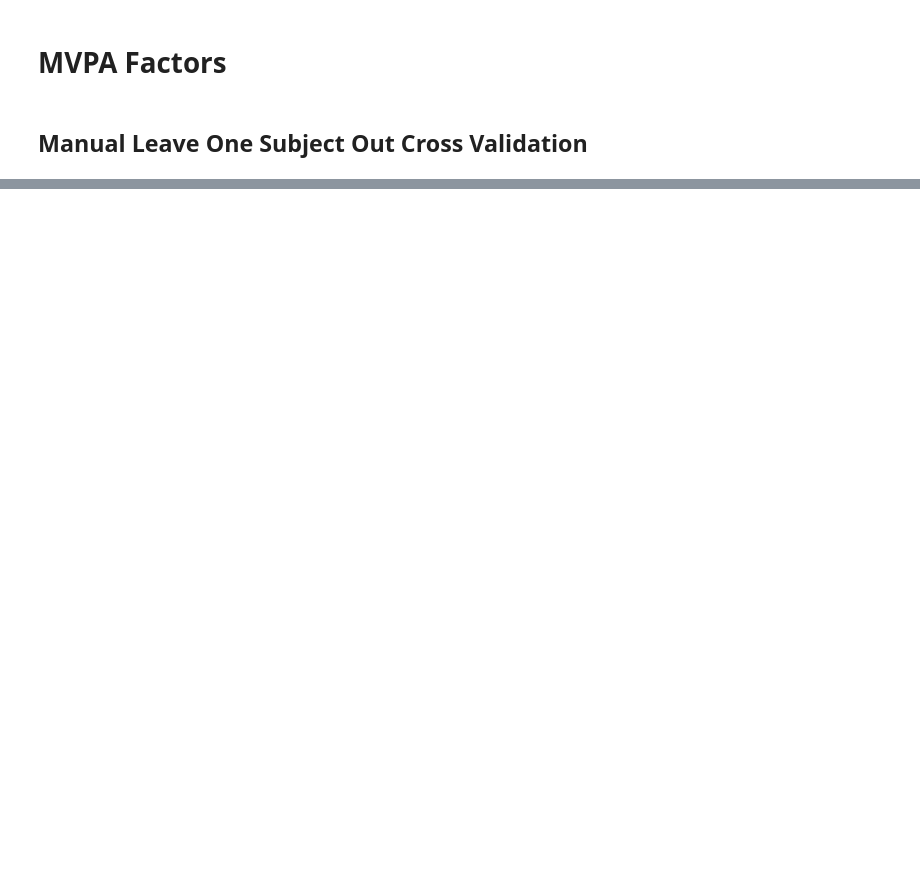
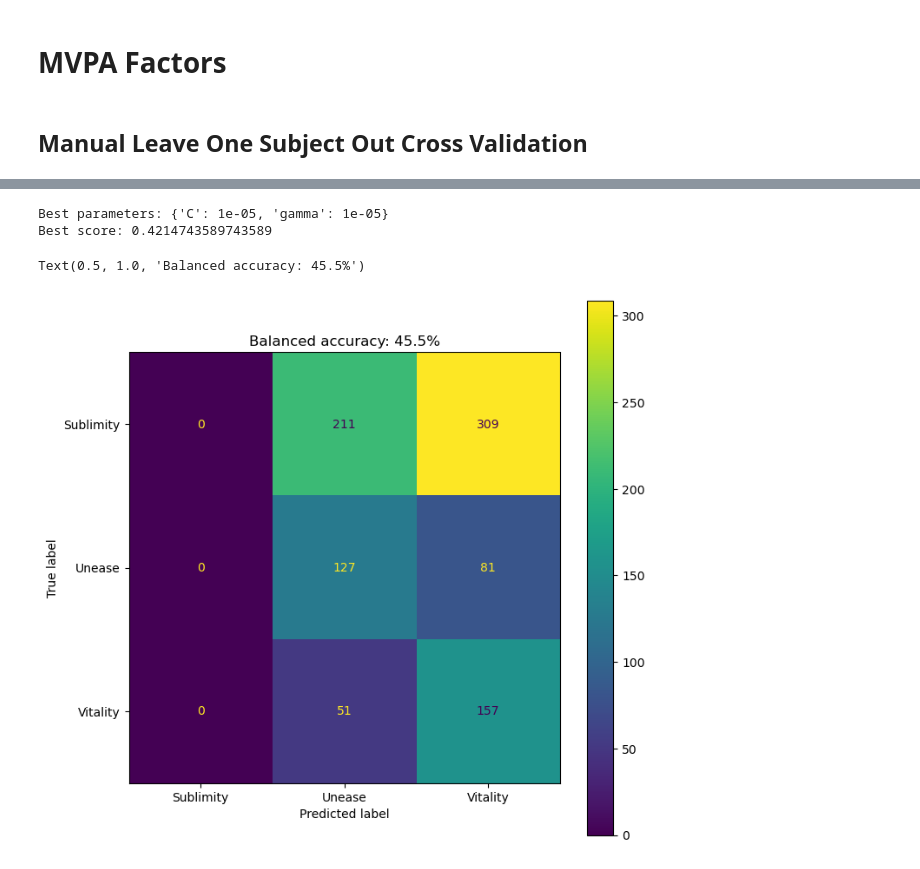
Before and after one commit to CIBIT-UC/brainplayback_task02, a Jupyter notebook: mvpa_02_factors/mvpa.ipynb, the cells around one changed output, grey strips where cells are left out. Drawn from its saved outputs; the diff is of its cells as text; code cells hidden in the pictures; blank space fills up the shorter version.

```diff
--- a/mvpa_02_factors/mvpa.ipynb
+++ b/mvpa_02_factors/mvpa.ipynb
@@ -93,0 +94,27 @@ Mean balanced accuracy: 35.7% ± 4.3%
+# %%
+from sklearn.model_selection import cross_validate, LeaveOneGroupOut, GridSearchCV
+from sklearn.svm import SVC
+
+clf = SVC(kernel='rbf', class_weight='balanced', max_iter=1000)
+param_grid = {'C': [1e-5, 1e-4, 1e-3, 1e-2, 1e-1, 1, 10, 100, 1000], 'gamma': [1e-5, 1e-4, 1e-3, 1e-2, 1e-1, 1, 10, 100, 1000]}
+cv = LeaveOneGroupOut()
+grid = GridSearchCV(clf, param_grid, cv=cv, n_jobs=6, scoring='balanced_accuracy')
+grid.fit(samples, labels, groups=chunks)
+
+print(f"Best parameters: {grid.best_params_}")
+print(f"Best score: {grid.best_score_}")
+# %% [output]
+Best parameters: {'C': 1e-05, 'gamma': 1e-05}
+Best score: 0.4214743589743589
+# %%
+# plot the confusion matrix
+clf = grid.best_estimator_
+clf.fit(samples, labels)
+y_pred = clf.predict(samples)
+
+fig, ax = plt.subplots(1, 1, figsize=(8, 8))
+ConfusionMatrixDisplay.from_estimator(clf, samples, labels, ax=ax)
+ax.set_title(f"Balanced accuracy: {balanced_accuracy_score(labels, y_pred)*100:0.1f}%")
+# %% [output]
+Text(0.5, 1.0, 'Balanced accuracy: 45.5%')
+[figure, added]
```
Also changed, not shown: parts of 10 cells of this notebook, 1 other file.
